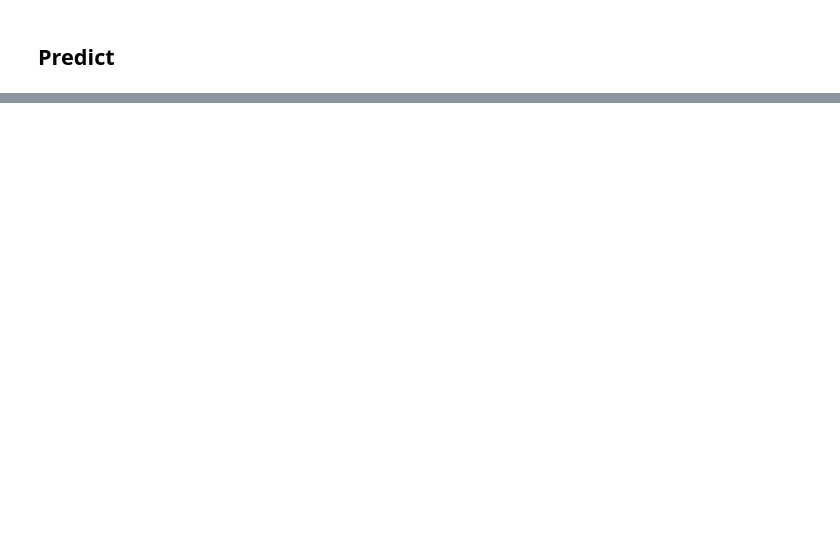
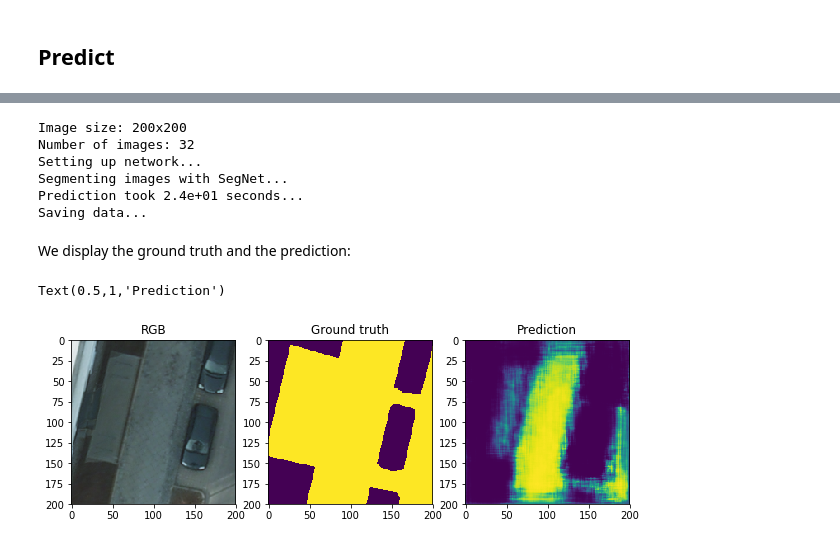
Before and after one commit to yaron1000/cnn-models, a Jupyter notebook: SegNet_Keras.ipynb, the cells around one changed output, grey strips where cells are left out. Cells and saved outputs as stored; diff of their text form; code cells hidden in the pictures; blank space fills up the shorter version.

```diff
--- a/SegNet_Keras.ipynb
+++ b/SegNet_Keras.ipynb
@@ -141,12 +215,47 @@ from SegNet import segnet
 # %%
-input_path = 'Samples/x_validation.h5'
-output_path = 'Predictions/prediction.h5'
+input_path = 'SegNet/Samples/x_validation.h5'
+output_path = 'SegNet/Predictions/output.h5'
+nClasses = 6
+
 
 # Open file with observations and read them. We use h5 in our case
 f = h5py.File(input_path, 'r')
 imgs = f.get("x_validation")
-f.close()
 
-prediction = segnet(imgs, output_path)
+prediction = segnet(imgs, output_path, nClasses)
 prediction.define_network()
 out = prediction.predict()
+f.close()
+# %% [output]
+Image size: 200x200
+Number of images: 32
+Setting up network...
+Segmenting images with SegNet...
+Prediction took 2.4e+01 seconds...
+Saving data...
+# %% [markdown]
+We display the ground truth and the prediction:
+# %%
+# Open file with observations and read them. We use h5 in our case
+f = h5py.File('/Users/ikersanchez/Vizzuality/GitHub/Skydipper/cnn-models/SegNet/Samples/x_validation.h5', 'r')
+x = f.get("x_validation")
+f = h5py.File('/Users/ikersanchez/Vizzuality/GitHub/Skydipper/cnn-models/SegNet/Samples/y_validation.h5', 'r')
+y = f.get("y_validation")
+f = h5py.File('/Users/ikersanchez/Vizzuality/GitHub/Skydipper/cnn-models/SegNet/Predictions/output.h5', 'r')
+output = f.get("out")
+# %%
+fig, axs = plt.subplots(nrows=1, ncols=3, figsize=(10,5))
+ax = axs[0]
+ax.imshow(x[5,:,:,:])
+ax.set_title('RGB')
+
+ax = axs[1]
+ax.imshow(y[5,:,:,0])
+ax.set_title('Ground truth')
+
+ax = axs[2]
+ax.imshow(output[5,:,:,0])
+ax.set_title('Prediction')
+# %% [output]
+Text(0.5,1,'Prediction')
+[figure, added]
```
Also changed, not shown: parts of 40 cells of this notebook, 5 other files.
